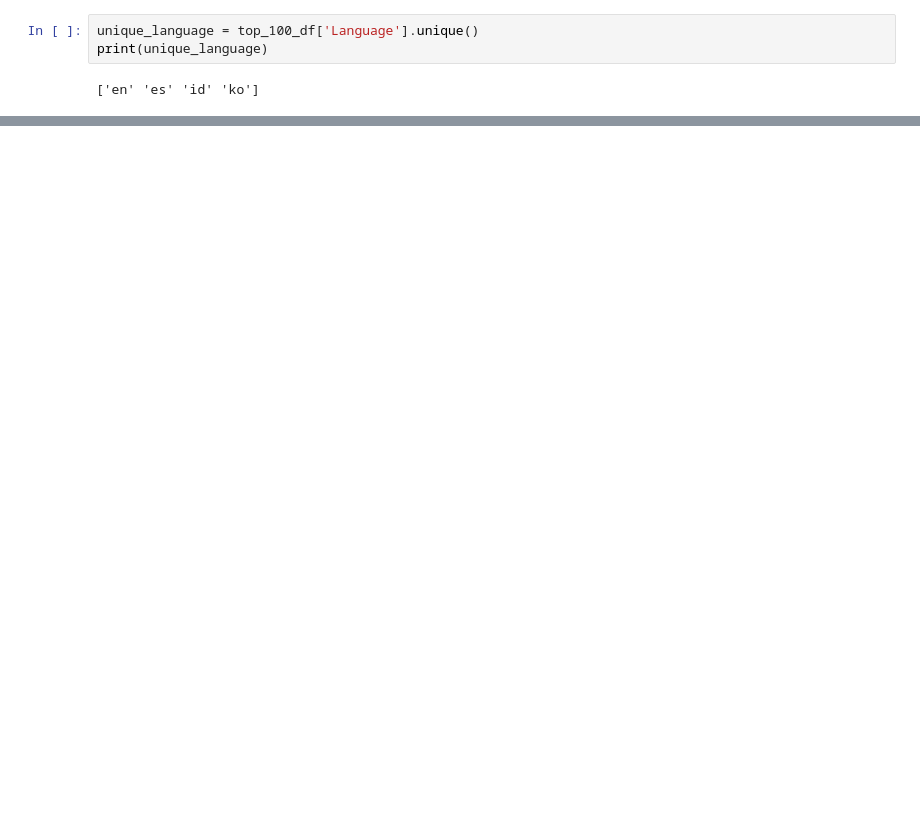
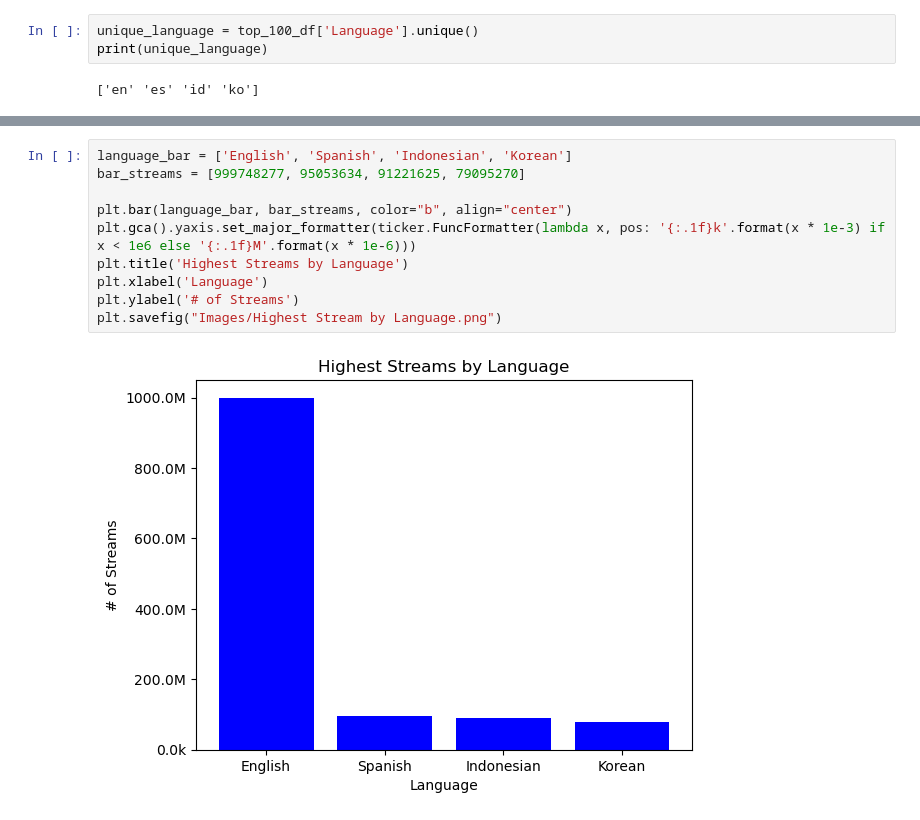
Before and after one commit to jonathant1992/Project_1, a Jupyter notebook: Jian, David/language_vs_music_success.ipynb, the cells around one changed output, grey strips where cells are left out. Saved outputs shown, nothing was run; the diff lists cells and outputs as text; blank space fills up the shorter version.

```diff
--- a/Jian, David/language_vs_music_success.ipynb
+++ b/Jian, David/language_vs_music_success.ipynb
@@ -160,0 +173,12 @@ plt.title('Language Used in Top 100 Songs 2023');
+# %%
+language_bar = ['English', 'Spanish', 'Indonesian', 'Korean']
+bar_streams = [999748277, 95053634, 91221625, 79095270]
+
+plt.bar(language_bar, bar_streams, color="b", align="center")
+plt.gca().yaxis.set_major_formatter(ticker.FuncFormatter(lambda x, pos: '{:.1f}k'.format(x * 1e-3) if x < 1e6 else '{:.1f}M'.format(x * 1e-6)))
+plt.title('Highest Streams by Language')
+plt.xlabel('Language')
+plt.ylabel('# of Streams')
+plt.savefig("Images/Highest Stream by Language.png")
+# %% [output]
+[figure, added]
```
Also changed, not shown: parts of 6 cells of this notebook, 2 other files.
